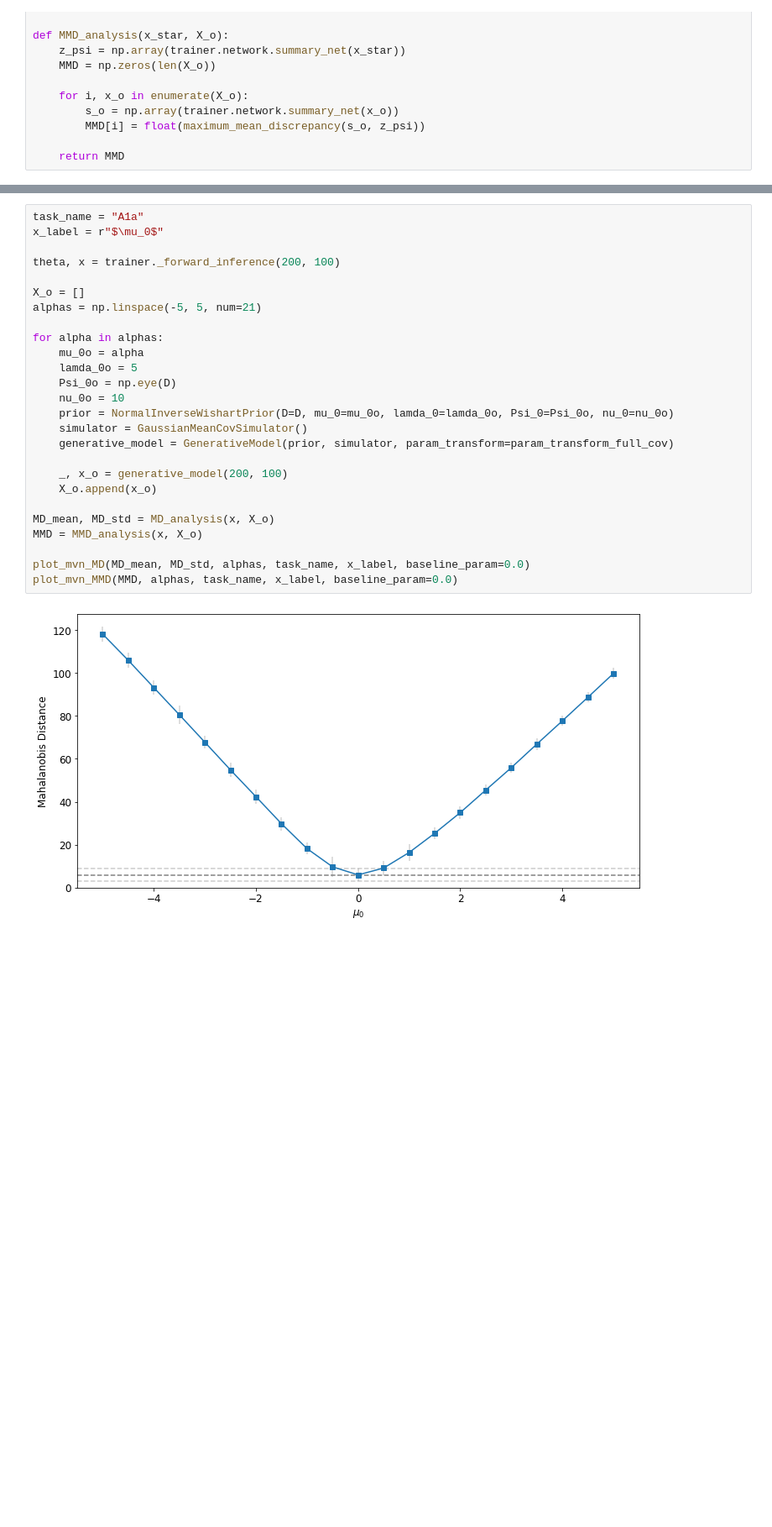
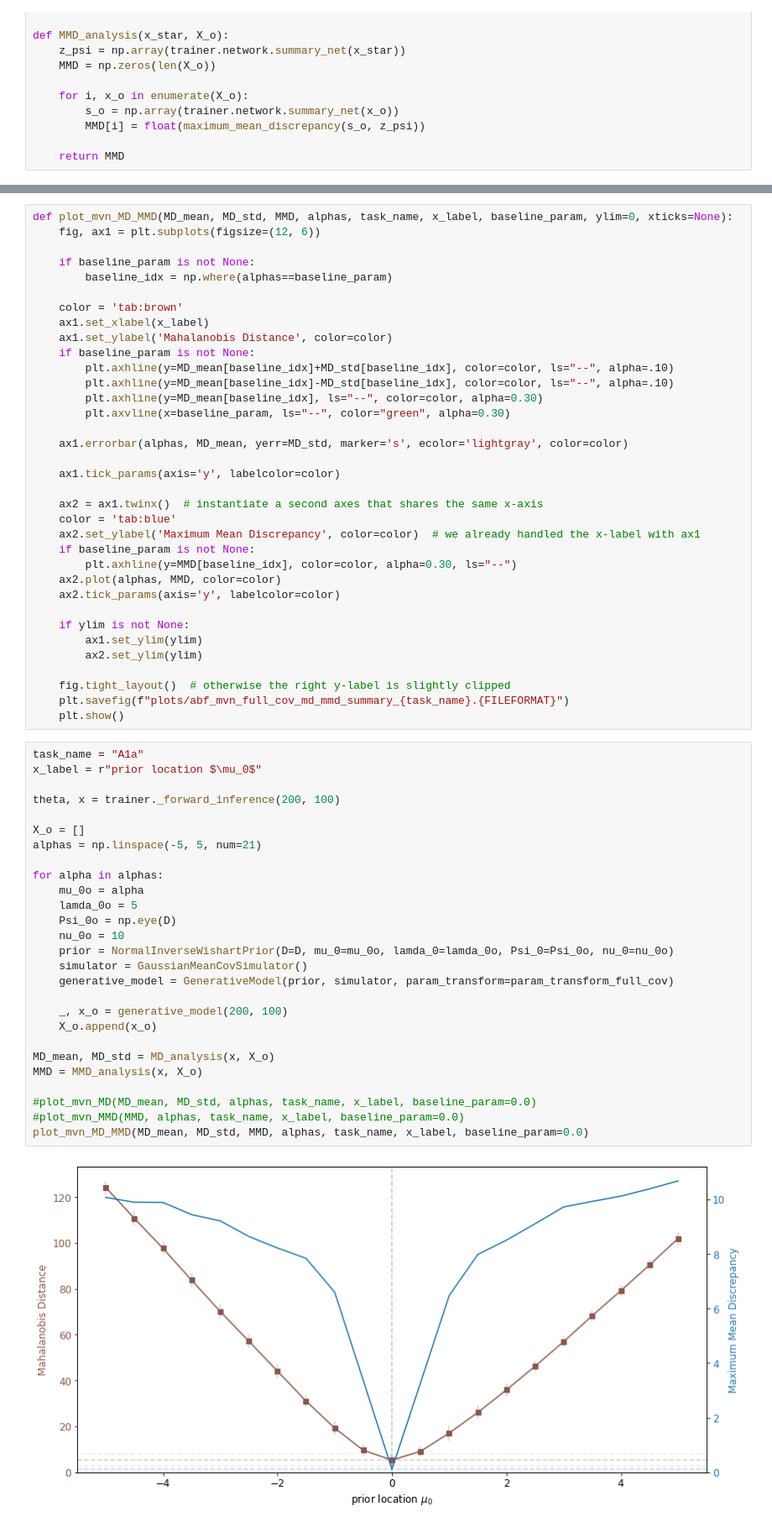
Before and after one commit to marvinschmitt/AdversarialBF, a Jupyter notebook: abf_mvn_means_full_cov.ipynb, the cells around one changed output, grey strips where cells are left out. Shown at 84% size. Saved outputs shown, nothing was run; the diff lists cells and outputs as text; blank space fills up the shorter version.

Commit message:
plot adjustments

```diff
--- a/abf_mvn_means_full_cov.ipynb
+++ b/abf_mvn_means_full_cov.ipynb
@@ -609,28 +593,64 @@ def plot_mvn_MMD(MMD, alphas, task_name, x_label, baseline_param, ylim=0, xticks
+# %%
+def plot_mvn_MD_MMD(MD_mean, MD_std, MMD, alphas, task_name, x_label, baseline_param, ylim=0, xticks=None):
+    fig, ax1 = plt.subplots(figsize=(12, 6))
+
+    if baseline_param is not None:
+        baseline_idx = np.where(alphas==baseline_param)
+
+    color = 'tab:brown'
+    ax1.set_xlabel(x_label)
+    ax1.set_ylabel('Mahalanobis Distance', color=color)
+    if baseline_param is not None:
+        plt.axhline(y=MD_mean[baseline_idx]+MD_std[baseline_idx], color=color, ls="--", alpha=.10)
+        plt.axhline(y=MD_mean[baseline_idx]-MD_std[baseline_idx], color=color, ls="--", alpha=.10)
+        plt.axhline(y=MD_mean[baseline_idx], ls="--", color=color, alpha=0.30)
+        plt.axvline(x=baseline_param, ls="--", color="green", alpha=0.30)
+
+    ax1.errorbar(alphas, MD_mean, yerr=MD_std, marker='s', ecolor='lightgray', color=color)
+
+    ax1.tick_params(axis='y', labelcolor=color)
+
+    ax2 = ax1.twinx()  # instantiate a second axes that shares the same x-axis
+    color = 'tab:blue'
+    ax2.set_ylabel('Maximum Mean Discrepancy', color=color)  # we already handled the x-label with ax1
+    if baseline_param is not None:
+        plt.axhline(y=MMD[baseline_idx], color=color, alpha=0.30, ls="--")
+    ax2.plot(alphas, MMD, color=color)
+    ax2.tick_params(axis='y', labelcolor=color)
+
+    if ylim is not None:
+        ax1.set_ylim(ylim)
+        ax2.set_ylim(ylim)
+
+    fig.tight_layout()  # otherwise the right y-label is slightly clipped
+    plt.savefig(f"plots/abf_mvn_full_cov_md_mmd_summary_{task_name}.{FILEFORMAT}")
+    plt.show()
 # %%
 task_name = "A1a"
-x_label = r"$\mu_0$"
+x_label = r"prior location $\mu_0$"
 
 theta, x = trainer._forward_inference(200, 100)
 
 X_o = []
 alphas = np.linspace(-5, 5, num=21)
 
 for alpha in alphas:
     mu_0o = alpha
     lamda_0o = 5
     Psi_0o = np.eye(D)
     nu_0o = 10
     prior = NormalInverseWishartPrior(D=D, mu_0=mu_0o, lamda_0=lamda_0o, Psi_0=Psi_0o, nu_0=nu_0o)
     simulator = GaussianMeanCovSimulator()
     generative_model = GenerativeModel(prior, simulator, param_transform=param_transform_full_cov)
 
     _, x_o = generative_model(200, 100)
     X_o.append(x_o)
 
 MD_mean, MD_std = MD_analysis(x, X_o)
 MMD = MMD_analysis(x, X_o)
 
-plot_mvn_MD(MD_mean, MD_std, alphas, task_name, x_label, baseline_param=0.0)
-plot_mvn_MMD(MMD, alphas, task_name, x_label, baseline_param=0.0)
+#plot_mvn_MD(MD_mean, MD_std, alphas, task_name, x_label, baseline_param=0.0)
+#plot_mvn_MMD(MMD, alphas, task_name, x_label, baseline_param=0.0)
+plot_mvn_MD_MMD(MD_mean, MD_std, MMD, alphas, task_name, x_label, baseline_param=0.0)
 # %% [output]
-[figure, old version]
+[figure, new version]
```
Also changed, not shown: parts of 17 cells of this notebook, 1 other file.
